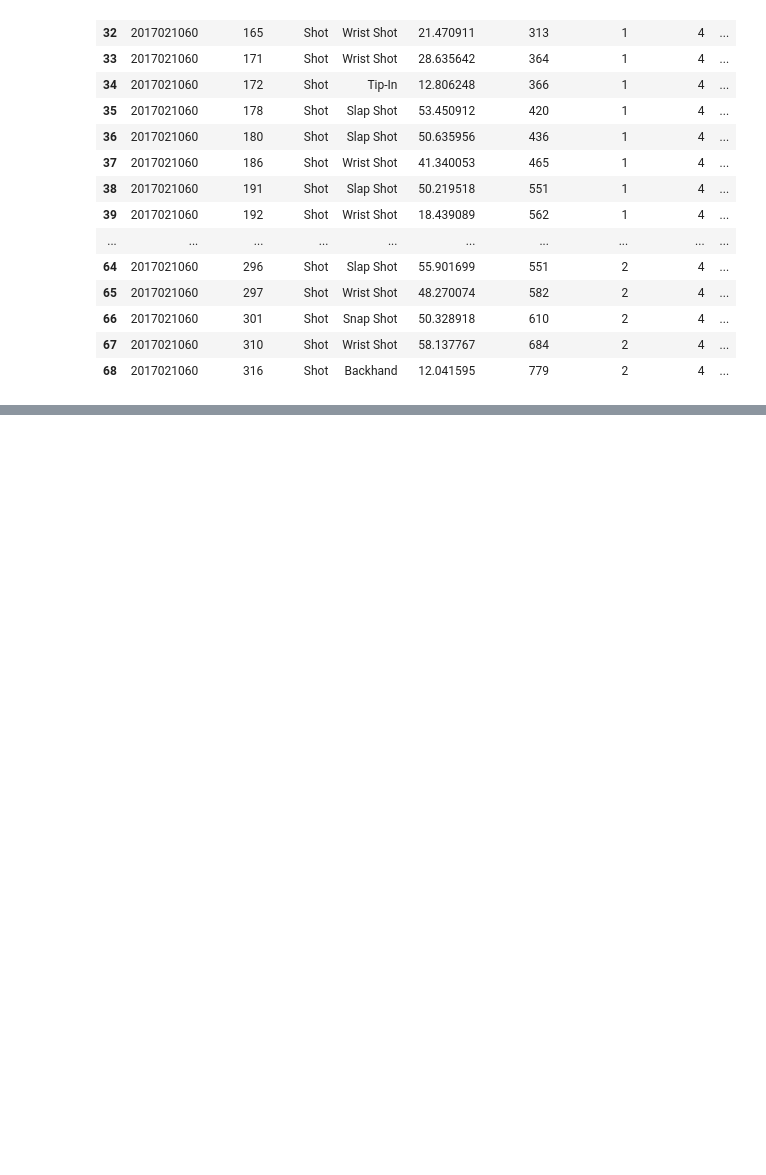
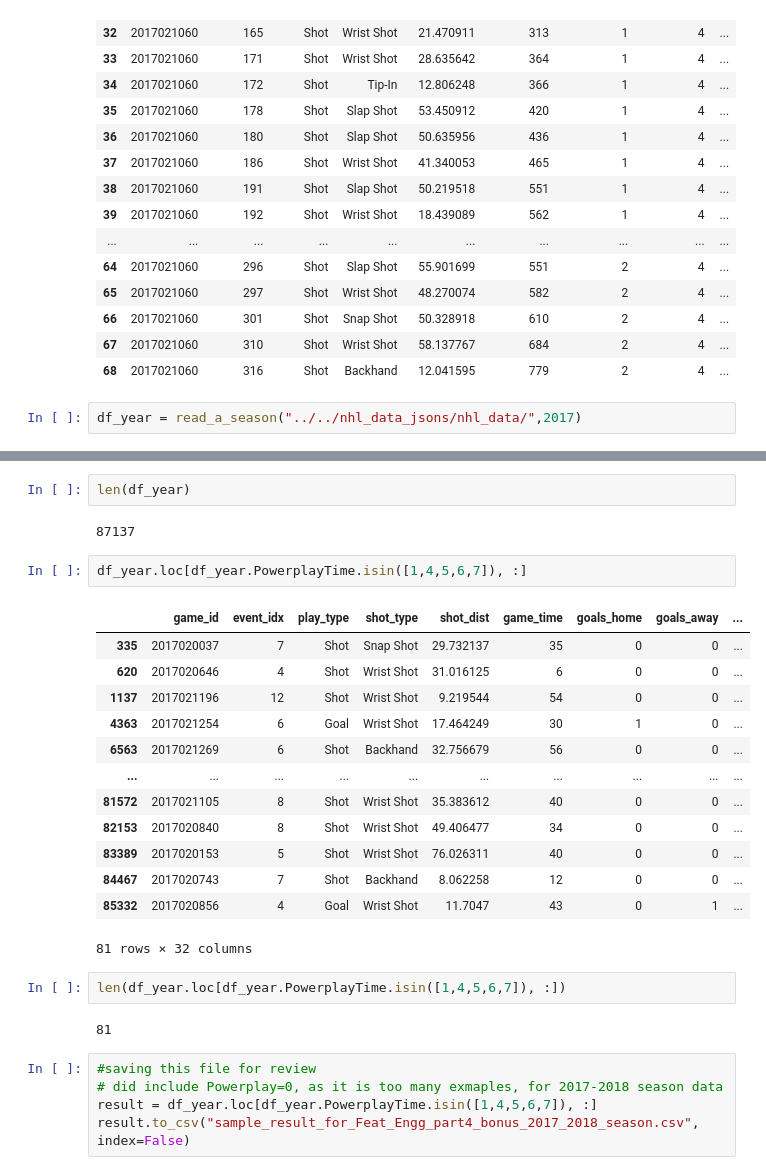
Before and after one commit to hfereidouni/DataScience, a Jupyter notebook: Milestone2/FeatureEngineering2_Q4_Bonus.ipynb, the cells around one changed output, grey strips where cells are left out. Cells and saved outputs as stored; diff of their text form; blank space fills up the shorter version.

Commit message:
update: code for bonus part modified

```diff
--- a/Milestone2/FeatureEngineering2_Q4_Bonus.ipynb
+++ b/Milestone2/FeatureEngineering2_Q4_Bonus.ipynb
@@ -30,3 +40,5 @@ df.iloc[30:69]
 | 66 | 2017021060 | 301 | Shot | Snap Shot | 50.328918 | 610 | 2 | 4 | ... |
 | 67 | 2017021060 | 310 | Shot | Wrist Shot | 58.137767 | 684 | 2 | 4 | ... |
 | 68 | 2017021060 | 316 | Shot | Backhand | 12.041595 | 779 | 2 | 4 | ... |
+# %%
+df_year = read_a_season("../../nhl_data_jsons/nhl_data/",2017)
@@ -32,0 +235,29 @@ df.iloc[30:69]
+# %%
+len(df_year)
+# %% [output]
+87137
+# %%
+df_year.loc[df_year.PowerplayTime.isin([1,4,5,6,7]), :]
+# %% [output]
+|  | game_id | event_idx | play_type | shot_type | shot_dist | game_time | goals_home | goals_away | ... |
+| 335 | 2017020037 | 7 | Shot | Snap Shot | 29.732137 | 35 | 0 | 0 | ... |
+| 620 | 2017020646 | 4 | Shot | Wrist Shot | 31.016125 | 6 | 0 | 0 | ... |
+| 1137 | 2017021196 | 12 | Shot | Wrist Shot | 9.219544 | 54 | 0 | 0 | ... |
+| 4363 | 2017021254 | 6 | Goal | Wrist Shot | 17.464249 | 30 | 1 | 0 | ... |
+| 6563 | 2017021269 | 6 | Shot | Backhand | 32.756679 | 56 | 0 | 0 | ... |
+| ... | ... | ... | ... | ... | ... | ... | ... | ... | ... |
+| 81572 | 2017021105 | 8 | Shot | Wrist Shot | 35.383612 | 40 | 0 | 0 | ... |
+| 82153 | 2017020840 | 8 | Shot | Wrist Shot | 49.406477 | 34 | 0 | 0 | ... |
+| 83389 | 2017020153 | 5 | Shot | Wrist Shot | 76.026311 | 40 | 0 | 0 | ... |
+| 84467 | 2017020743 | 7 | Shot | Backhand | 8.062258 | 12 | 0 | 0 | ... |
+| 85332 | 2017020856 | 4 | Goal | Wrist Shot | 11.7047 | 43 | 0 | 1 | ... |
+81 rows × 32 columns
+# %%
+len(df_year.loc[df_year.PowerplayTime.isin([1,4,5,6,7]), :])
+# %% [output]
+81
+# %%
+#saving this file for review
+# did include Powerplay=0, as it is too many exmaples, for 2017-2018 season data
+result = df_year.loc[df_year.PowerplayTime.isin([1,4,5,6,7]), :]
+result.to_csv("sample_result_for_Feat_Engg_part4_bonus_2017_2018_season.csv", index=False)
```
Also changed, not shown: parts of 6 cells of this notebook, 1 other file.
